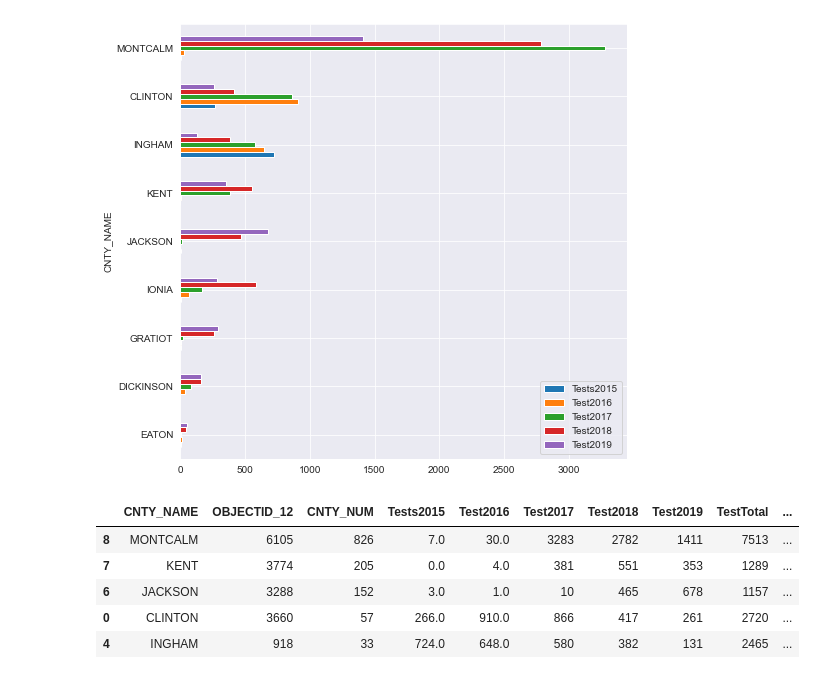
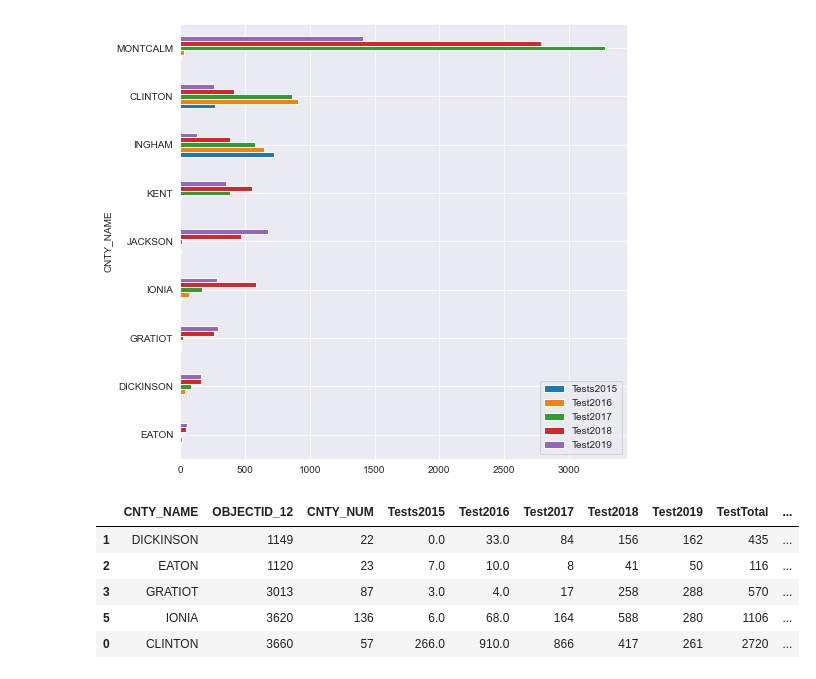
Before and after one commit to Ambush3/Michigan-Deer-CWD, a Jupyter notebook: CWD.ipynb, the cells around one changed output. Saved outputs shown, nothing was run; the diff lists cells and outputs as text; code cells hidden in the pictures.

```diff
--- a/CWD.ipynb
+++ b/CWD.ipynb
@@ -146,15 +145,15 @@ cwd3.plot(x='CNTY_NAME', y=['Tests2015', 'Test2016', 'Test2017', 'Test2018', 'Te
 [figure]
 # %%
 cwd4 = data_clean.groupby('CNTY_NAME', as_index=False, sort=True).sum()
-cwd4 = cwd4.sort_values('PosTotal' ,ascending=False)
+cwd4 = cwd4.sort_values('PosTotal' ,ascending=True)
 cwd4.head()
 # %% [output]
 |  | CNTY_NAME | OBJECTID_12 | CNTY_NUM | Tests2015 | Test2016 | Test2017 | Test2018 | Test2019 | TestTotal | ... |
-| 8 | MONTCALM | 6105 | 826 | 7.0 | 30.0 | 3283 | 2782 | 1411 | 7513 | ... |
-| 7 | KENT | 3774 | 205 | 0.0 | 4.0 | 381 | 551 | 353 | 1289 | ... |
-| 6 | JACKSON | 3288 | 152 | 3.0 | 1.0 | 10 | 465 | 678 | 1157 | ... |
+| 1 | DICKINSON | 1149 | 22 | 0.0 | 33.0 | 84 | 156 | 162 | 435 | ... |
+| 2 | EATON | 1120 | 23 | 7.0 | 10.0 | 8 | 41 | 50 | 116 | ... |
+| 3 | GRATIOT | 3013 | 87 | 3.0 | 4.0 | 17 | 258 | 288 | 570 | ... |
+| 5 | IONIA | 3620 | 136 | 6.0 | 68.0 | 164 | 588 | 280 | 1106 | ... |
 | 0 | CLINTON | 3660 | 57 | 266.0 | 910.0 | 866 | 417 | 261 | 2720 | ... |
-| 4 | INGHAM | 918 | 33 | 724.0 | 648.0 | 580 | 382 | 131 | 2465 | ... |
 # %%
 pd.DataFrame(cwd4, columns=['CNTY_NAME', 'Pos2015', 'Pos2016', 'Pos2017', 'Pos2018', 'Pos2019'])
 
```
Also changed, not shown: parts of 2 cells of this notebook.
